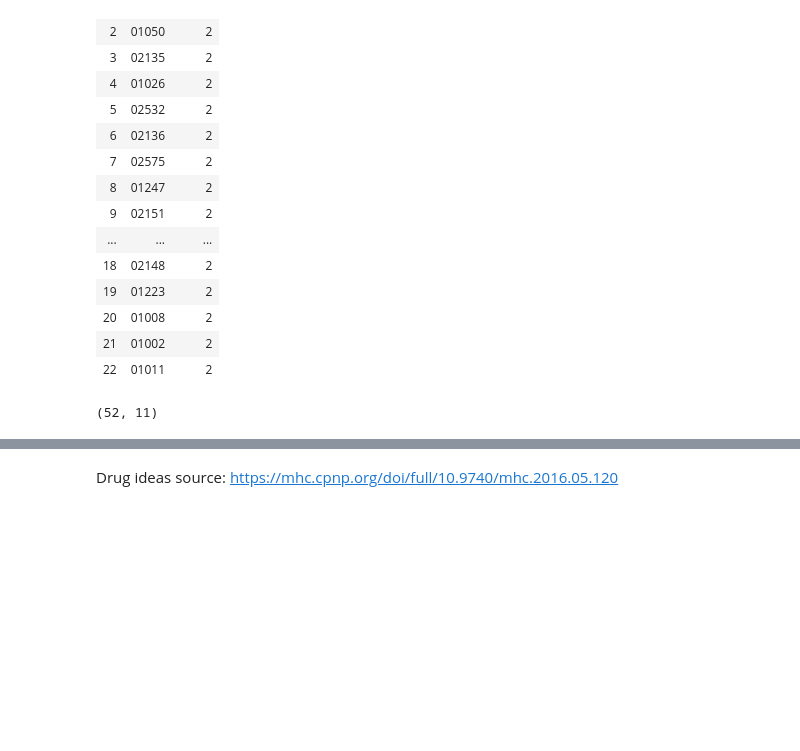
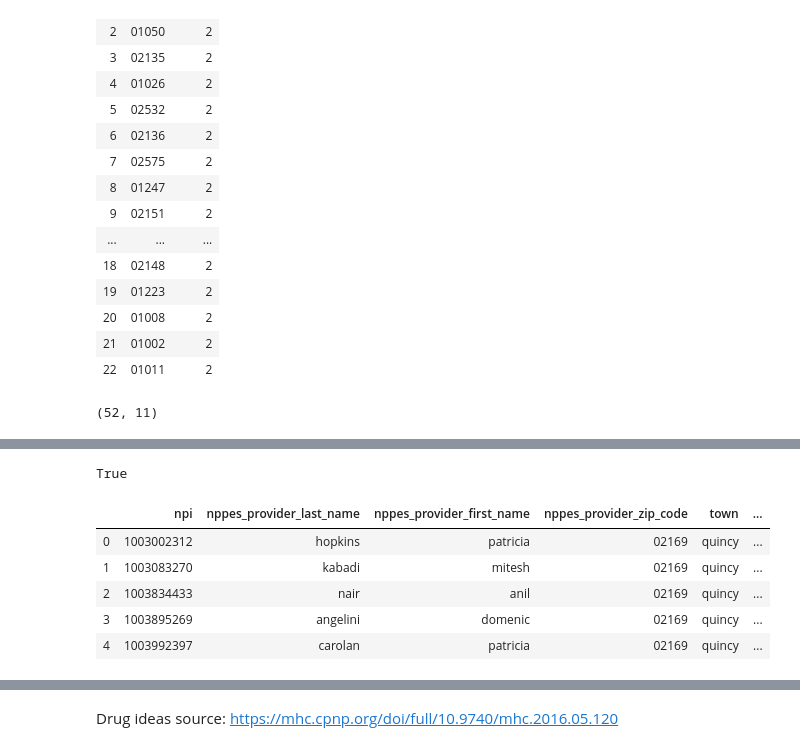
Before and after one commit to darya-akimova/biobot_insight_project, a Jupyter notebook: code/cleaning_and_eda/notebook_5_medicare_opioid_and_nonopioid_prescriber_cleanup_and_town_join.ipynb, the cells around one changed output, grey strips where cells are left out. Drawn from its saved outputs; the diff is of its cells as text; code cells hidden in the pictures; blank space fills up the shorter version.

```diff
--- a/code/cleaning_and_eda/notebook_5_medicare_opioid_and_nonopioid_prescriber_cleanup_and_town_join.ipynb
+++ b/code/cleaning_and_eda/notebook_5_medicare_opioid_and_nonopioid_prescriber_cleanup_and_town_join.ipynb
@@ -694,7 +751,7 @@ Will need to deal with duplicates at some point
 # %%
 # other opioid dataset processing:
-opi_pres_13_MA = opi_pres_sum_13_raw[opi_pres_sum_13_raw['nppes_provider_state'] == 'MA'].copy()
-opi_pres_14_MA = opi_pres_sum_14_raw[opi_pres_sum_14_raw['nppes_provider_state'] == 'MA'].copy()
-opi_pres_15_MA = opi_pres_sum_15_raw[opi_pres_sum_15_raw['nppes_provider_state'] == 'MA'].copy()
-opi_pres_16_MA = opi_pres_sum_16_raw[opi_pres_sum_16_raw['nppes_provider_state'] == 'MA'].copy()
+opi_pres_13_MA = opi_pres_13_raw[opi_pres_13_raw['nppes_provider_state'] == 'MA'].copy()
+opi_pres_14_MA = opi_pres_14_raw[opi_pres_14_raw['nppes_provider_state'] == 'MA'].copy()
+opi_pres_15_MA = opi_pres_15_raw[opi_pres_15_raw['nppes_provider_state'] == 'MA'].copy()
+opi_pres_16_MA = opi_pres_16_raw[opi_pres_16_raw['nppes_provider_state'] == 'MA'].copy()
 # %%
@@ -738,3 +844,5 @@ print(list(opi_pres_13_town.columns) == opi_pres_17_cols)
 #opi_town_dflist = [opi_pres_13_town, opi_pres_14_town, opi_pres_15_town, opi_pres_16_town]
 #for x in opi_town_dflist:
 #    x = x[opi_pres_17_cols[0:4] + opi_pres_17_cols[-1:] + opi_pres_17_cols[4:10]]
+# %% [output]
+True
@@ -745,5 +852,12 @@ opi_pres_14_town = opi_pres_14_town[opi_pres_17_cols[0:4] + opi_pres_17_cols[-1:
 opi_pres_15_town = opi_pres_15_town[opi_pres_17_cols[0:4] + opi_pres_17_cols[-1:] + opi_pres_17_cols[4:10]]
 opi_pres_16_town = opi_pres_16_town[opi_pres_17_cols[0:4] + opi_pres_17_cols[-1:] + opi_pres_17_cols[4:10]]
 # %%
-opi_pres_17_town.head()
+opi_pres_13_town.head()
+# %% [output]
+|  | npi | nppes_provider_last_name | nppes_provider_first_name | nppes_provider_zip_code | town | ... |
+| 0 | 1003002312 | hopkins | patricia | 02169 | quincy | ... |
+| 1 | 1003083270 | kabadi | mitesh | 02169 | quincy | ... |
+| 2 | 1003834433 | nair | anil | 02169 | quincy | ... |
+| 3 | 1003895269 | angelini | domenic | 02169 | quincy | ... |
+| 4 | 1003992397 | carolan | patricia | 02169 | quincy | ... |
 # %%
```
Also changed, not shown: parts of 54 cells of this notebook, 5 other files.
